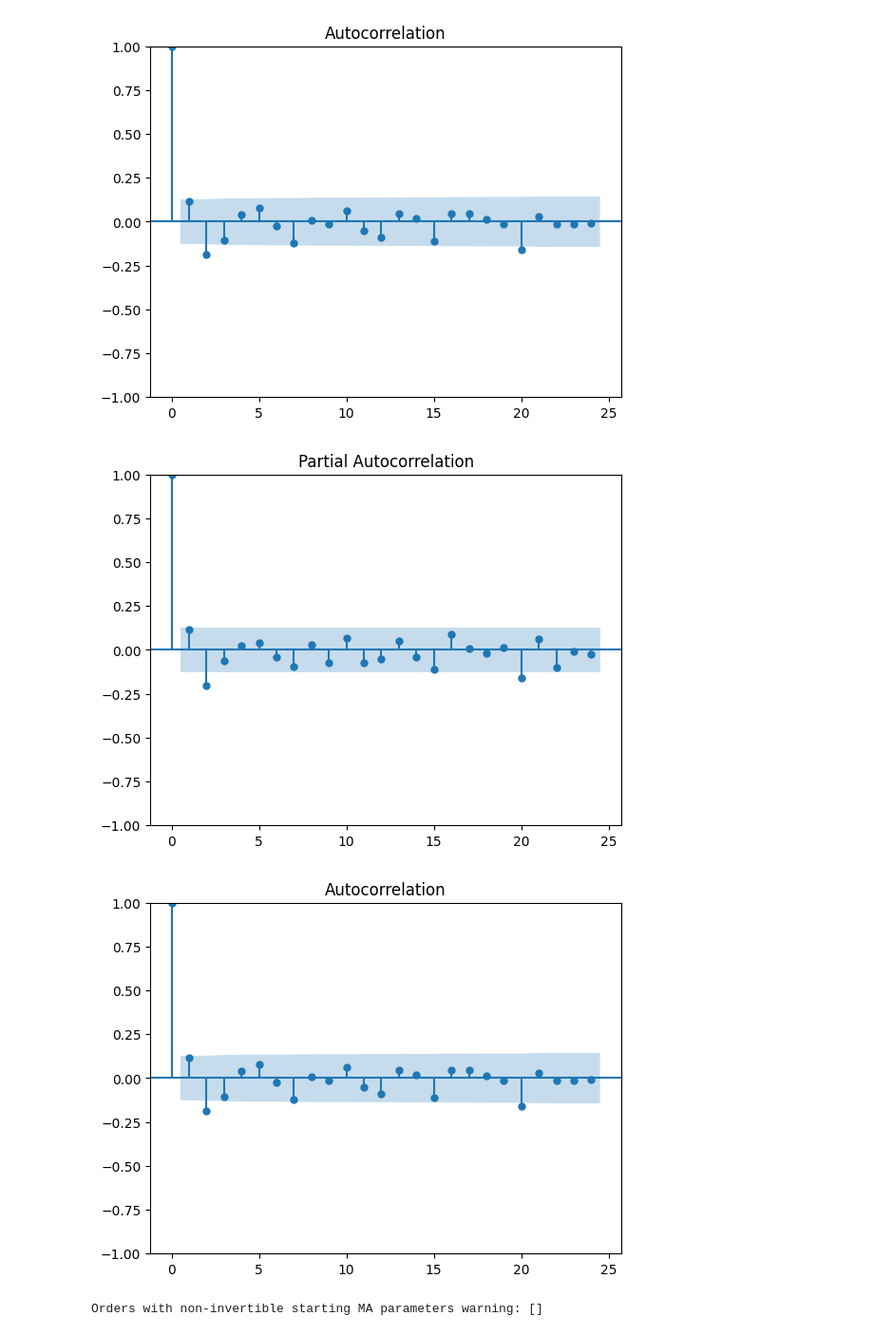
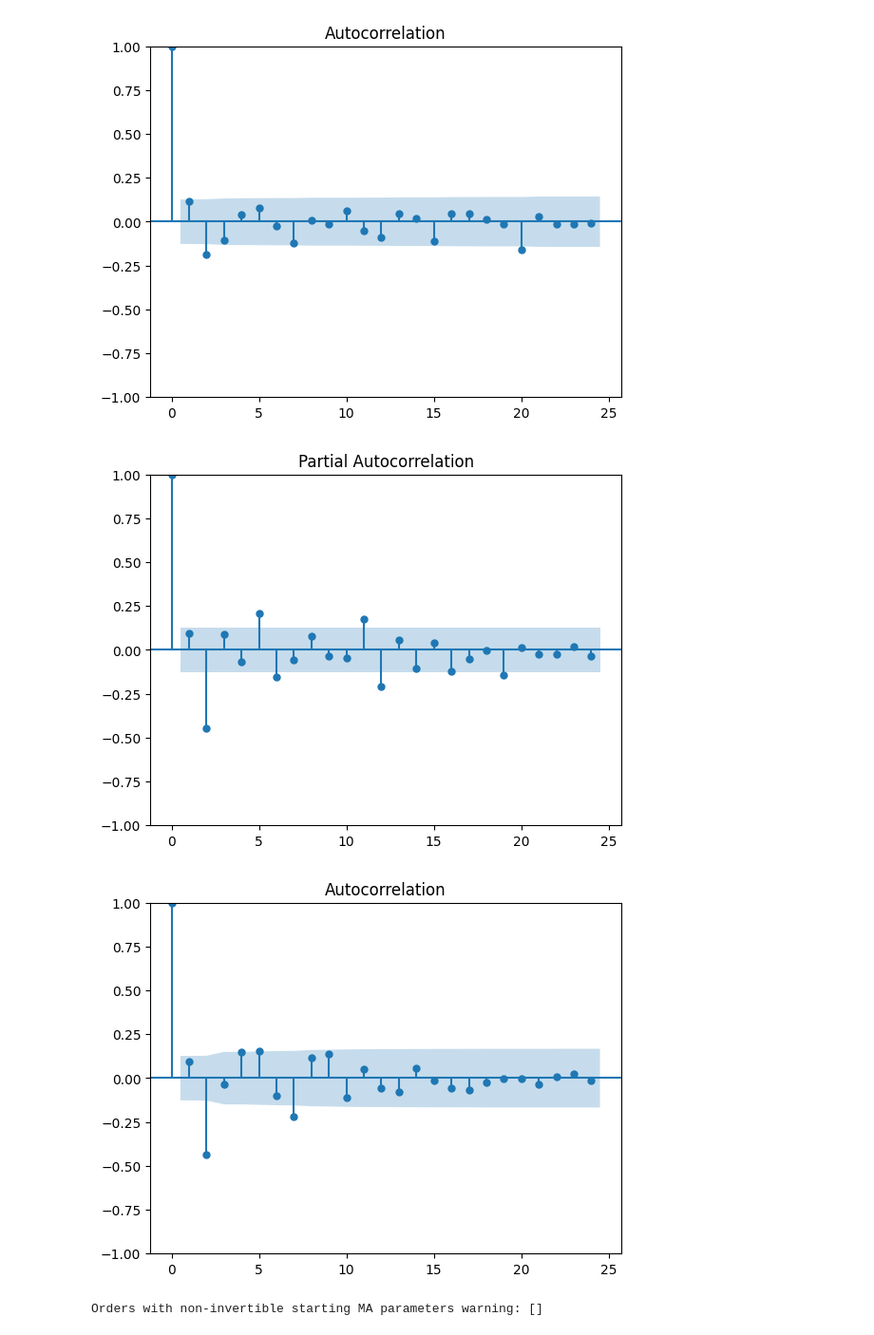
Before and after one commit to lorenzrossi/GaR, a Jupyter notebook: src/arima_test.ipynb, the cells around one changed output. Shown at 95% size. Cells and saved outputs as stored; diff of their text form; code cells hidden in the pictures.

```diff
--- a/src/arima_test.ipynb
+++ b/src/arima_test.ipynb
@@ -83,12 +77,12 @@ acf = plot_acf(df.IP_diffed, lags=24)
 [figure]
 [figure]
 # %%
-pacf = plot_pacf(df.IP_diffed, lags=24)
+pacf = plot_pacf(df.GAS_PRICE_diffed, lags=24)
 
-acf = plot_acf(df.IP_diffed, lags=24)
+acf = plot_acf(df.GAS_PRICE_diffed, lags=24)
 # %% [output]
-[figure, old version]
+[figure, new version]
-[figure, old version]
+[figure, new version]
 # %%
 orders = [(p, 1, q) for p in range(3) for q in range(3)]
 
```
Also changed, not shown: parts of 10 cells of this notebook, 4 other files.
